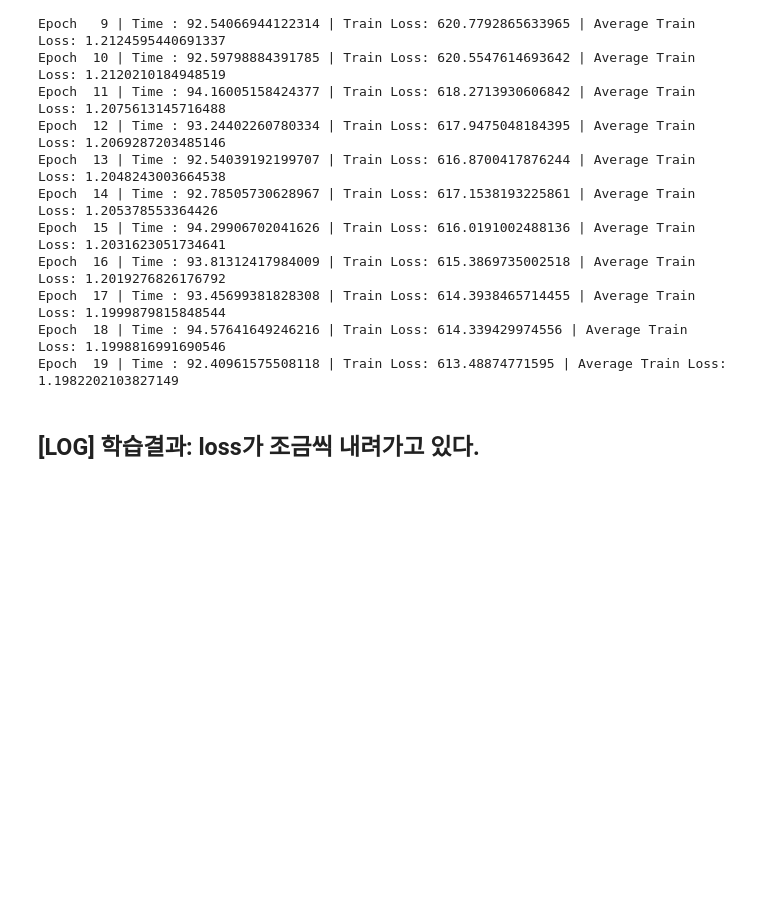
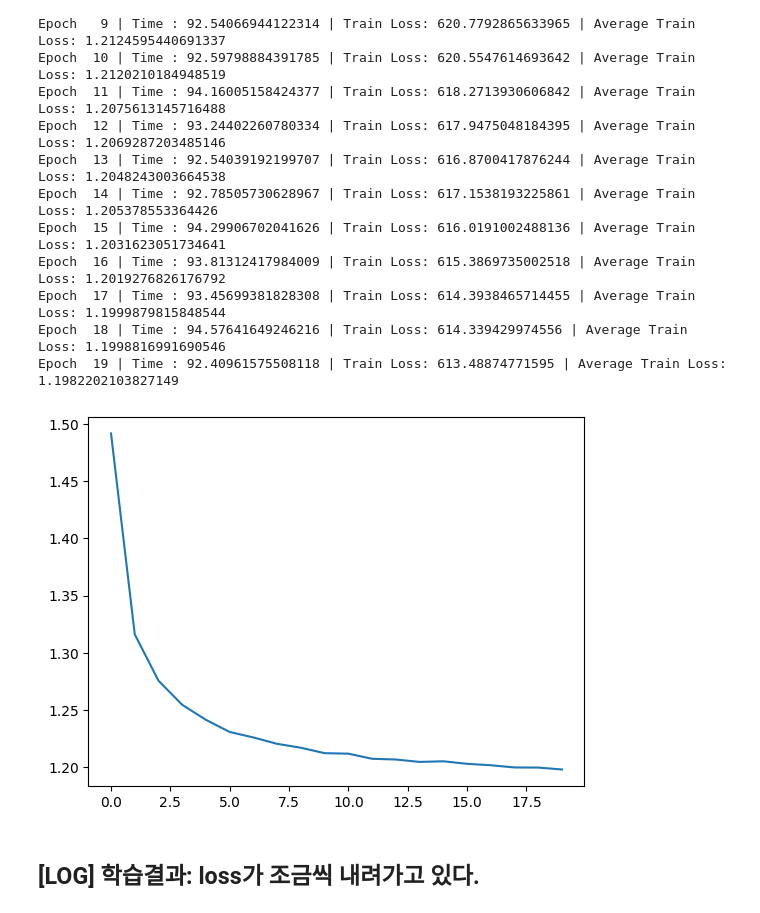
Before and after one commit to imstaHub/hanghae99, a Jupyter notebook: week3_advanced.ipynb, the cells around one changed output. Cells and saved outputs as stored; diff of their text form; code cells hidden in the pictures; blank space fills up the shorter version.

```diff
--- a/week3_advanced.ipynb
+++ b/week3_advanced.ipynb
@@ -437,6 +439,16 @@ Epoch  16 | Time : 93.81312417984009 | Train Loss: 615.3869735002518 | Average T
 Epoch  17 | Time : 93.45699381828308 | Train Loss: 614.3938465714455 | Average Train Loss: 1.1999879815848544
 Epoch  18 | Time : 94.57641649246216 | Train Loss: 614.339429974556 | Average Train Loss: 1.1998816991690546
 Epoch  19 | Time : 92.40961575508118 | Train Loss: 613.48874771595 | Average Train Loss: 1.1982202103827149
+# %%
+import numpy as np
+from matplotlib import pyplot as plt
+
+x = np.arange(len(loss_list))
+
+plt.plot(x, loss_list, label='loss')
+plt.show()
+# %% [output]
+[figure, added]
 # %% [markdown]
 ## [LOG] 학습결과: loss가 조금씩 내려가고 있다.
 # %%
```
Also changed, not shown: parts of 3 cells of this notebook.
